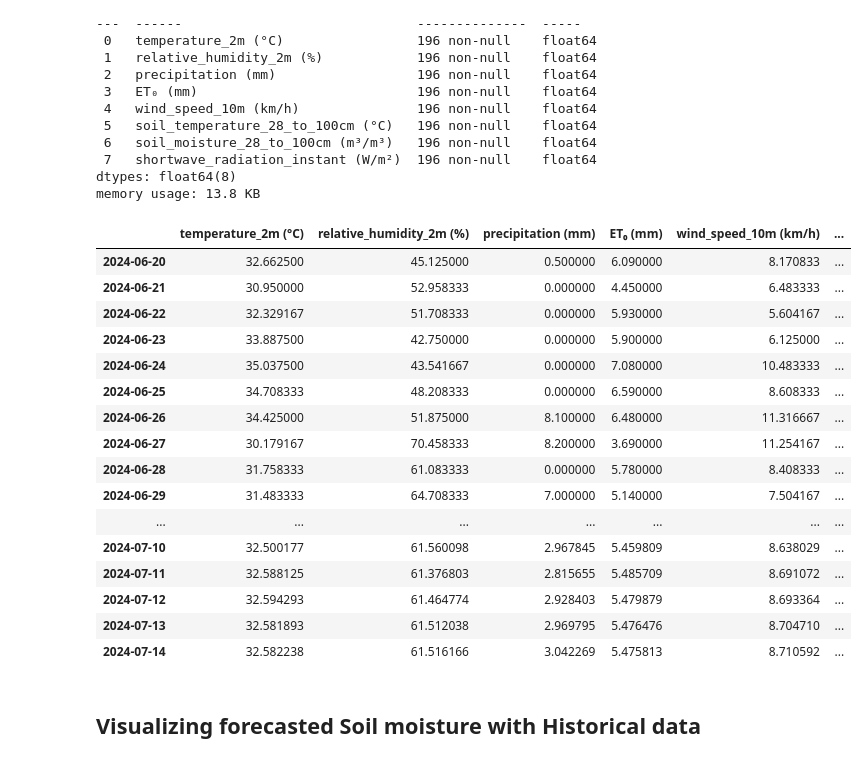
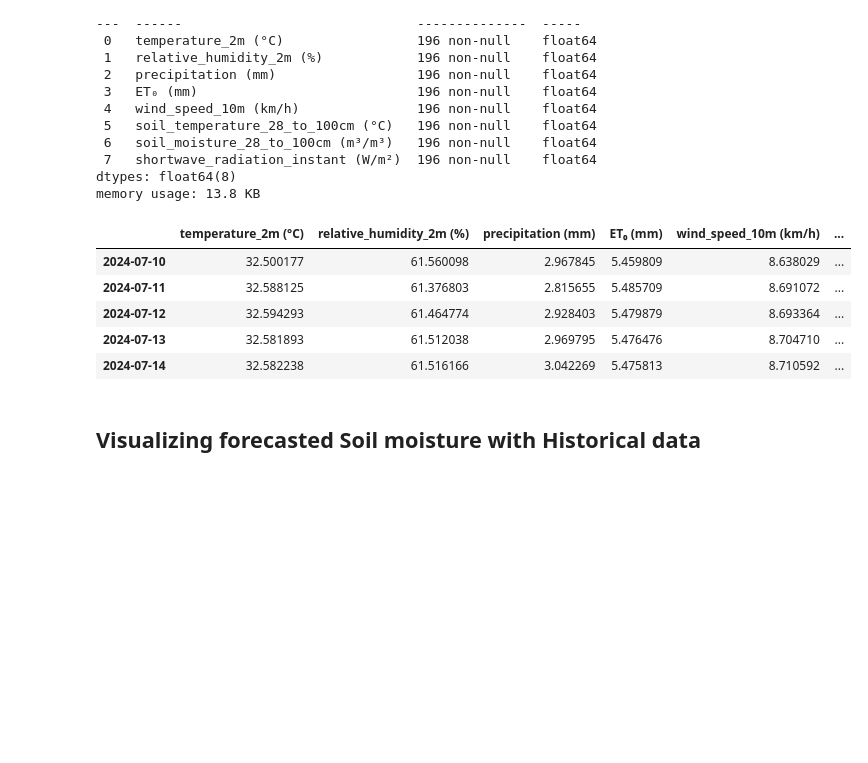
Before and after one commit to Godwin-Oti/Smart-Irrigation-System, a Jupyter notebook: Punjab_India/Punjab/Punjab_time_series.ipynb, the cells around one changed output. Cells and saved outputs as stored; diff of their text form; code cells hidden in the pictures; blank space fills up the shorter version.

```diff
--- a/Punjab_India/Punjab/Punjab_time_series.ipynb
+++ b/Punjab_India/Punjab/Punjab_time_series.ipynb
@@ -410,20 +413,9 @@ Data columns (total 8 columns):
 dtypes: float64(8)
 memory usage: 13.8 KB
 # %%
-present_data_with_forecast_data.tail(25)
+present_data_with_forecast_data.tail(5)
 # %% [output]
 |  | temperature_2m (°C) | relative_humidity_2m (%) | precipitation (mm) | ET₀ (mm) | wind_speed_10m (km/h) | ... |
-| 2024-06-20 | 32.662500 | 45.125000 | 0.500000 | 6.090000 | 8.170833 | ... |
-| 2024-06-21 | 30.950000 | 52.958333 | 0.000000 | 4.450000 | 6.483333 | ... |
-| 2024-06-22 | 32.329167 | 51.708333 | 0.000000 | 5.930000 | 5.604167 | ... |
-| 2024-06-23 | 33.887500 | 42.750000 | 0.000000 | 5.900000 | 6.125000 | ... |
-| 2024-06-24 | 35.037500 | 43.541667 | 0.000000 | 7.080000 | 10.483333 | ... |
-| 2024-06-25 | 34.708333 | 48.208333 | 0.000000 | 6.590000 | 8.608333 | ... |
-| 2024-06-26 | 34.425000 | 51.875000 | 8.100000 | 6.480000 | 11.316667 | ... |
-| 2024-06-27 | 30.179167 | 70.458333 | 8.200000 | 3.690000 | 11.254167 | ... |
-| 2024-06-28 | 31.758333 | 61.083333 | 0.000000 | 5.780000 | 8.408333 | ... |
-| 2024-06-29 | 31.483333 | 64.708333 | 7.000000 | 5.140000 | 7.504167 | ... |
-| ... | ... | ... | ... | ... | ... | ... |
 | 2024-07-10 | 32.500177 | 61.560098 | 2.967845 | 5.459809 | 8.638029 | ... |
 | 2024-07-11 | 32.588125 | 61.376803 | 2.815655 | 5.485709 | 8.691072 | ... |
 | 2024-07-12 | 32.594293 | 61.464774 | 2.928403 | 5.479879 | 8.693364 | ... |
```
Also changed, not shown: parts of 7 cells of this notebook, 6 other files.
